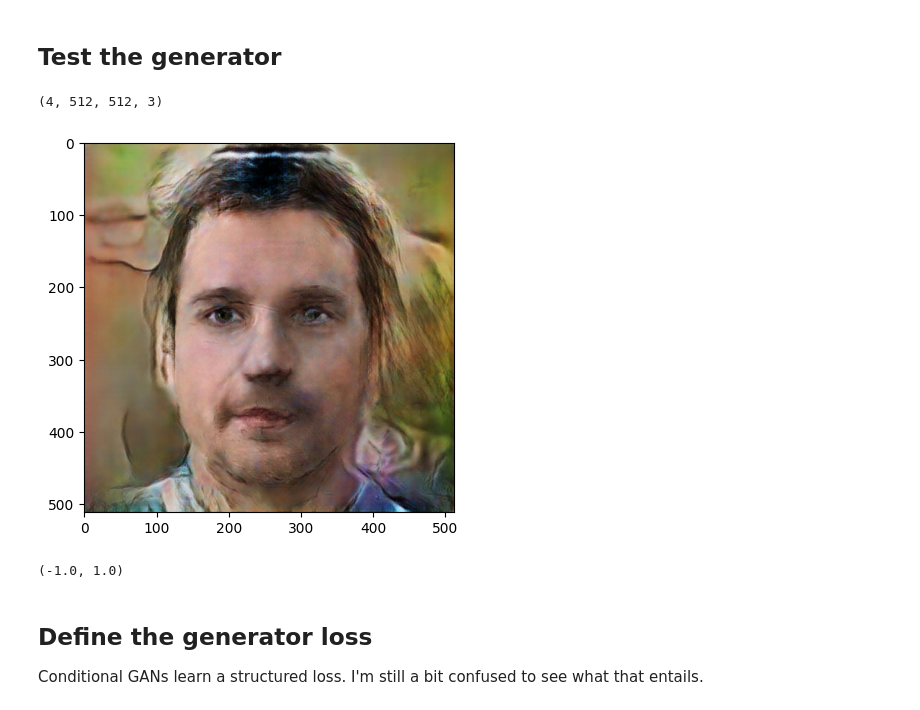
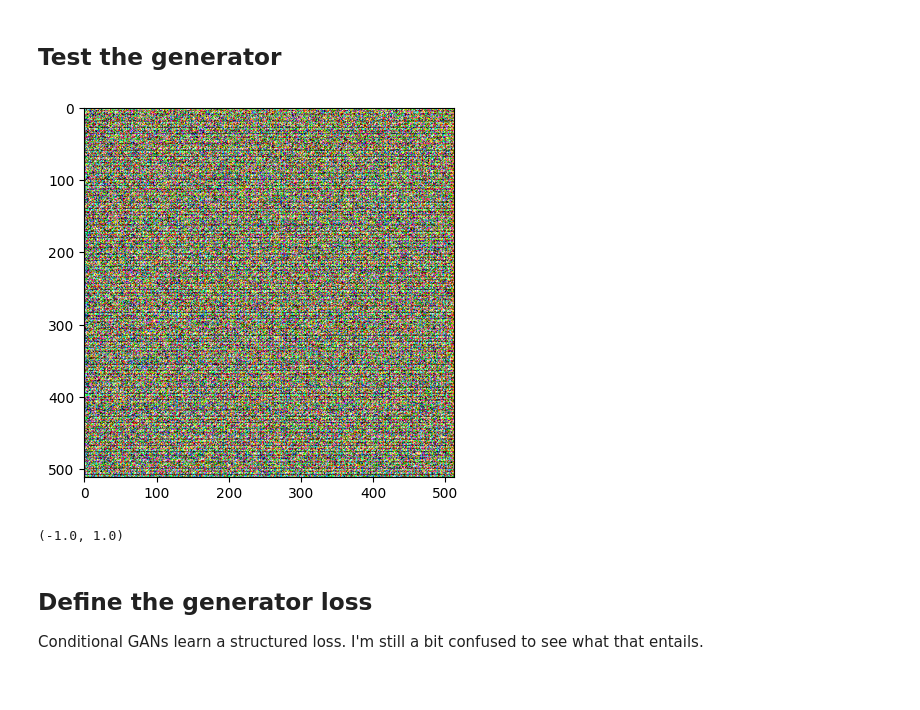
Before and after one commit to fdb/pix2pix-from-scratch, a Jupyter notebook: pix2pix_train.ipynb, the cells around one changed output. Saved outputs shown, nothing was run; the diff lists cells and outputs as text; code cells hidden in the pictures.

```diff
--- a/pix2pix_train.ipynb
+++ b/pix2pix_train.ipynb
@@ -87,6 +92,10 @@ def load_image(fname):
     input_image = image[:, image_width:, :]
     real_image = image[:, :image_width, :]
 
+    # Flip the directions!
+    real_image, input_image = input_image, real_image
+
+
     # Convert both images to float32 tensors
     input_image = tf.cast(input_image, tf.float32)
     real_image = tf.cast(real_image, tf.float32)
@@ -243,16 +252,14 @@ generator = Generator()
 ## Test the generator
 # %%
 #gen_output = generator(tf.expand_dims(sample_input_image, 0), training=False)
-sample_input_batch, sample_real_batch = list(train_dataset.take(1))[0]
-gen_output = generator(sample_input_batch, training=True)
-print(sample_input_batch.shape)
+#sample_input_batch, sample_real_batch = list(train_dataset.take(1))[0]
+gen_output = generator(sample_input_batch, training=False)
 plt.imshow(gen_output[0] * 0.5 + 0.5)
 plt.show()
 tf.reduce_min(sample_input_image).numpy(), tf.reduce_max(sample_input_image).numpy()
 # %% [output]
+[figure, new version]
-(4, 512, 512, 3)
+(-1.0, 1.0)
-[figure, old version]
-(-1.0, 1.0)
 # %% [markdown]
 ## Define the generator loss
 
```
Also changed, not shown: parts of 17 cells of this notebook, 1 other file.
